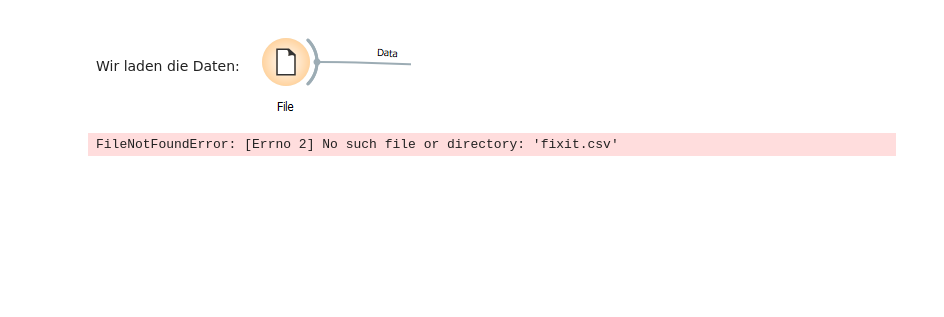
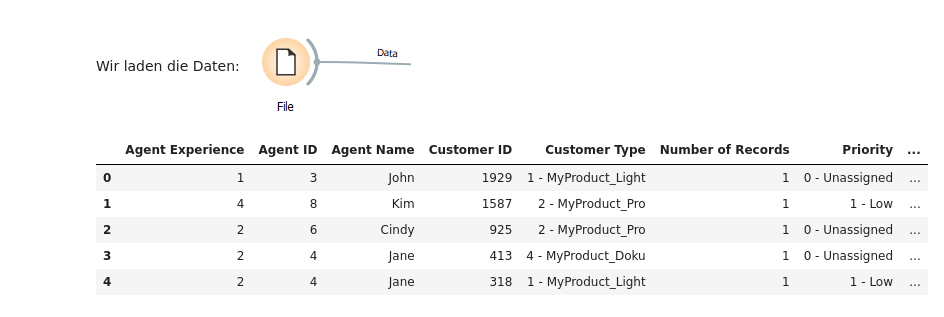
Before and after one commit to fwitschel/ML, a Jupyter notebook: notebooks/FixIt_in_class.ipynb, the cells around one changed output. Saved outputs shown, nothing was run; the diff lists cells and outputs as text; code cells hidden in the pictures; blank space fills up the shorter version.

```diff
--- a/notebooks/FixIt_in_class.ipynb
+++ b/notebooks/FixIt_in_class.ipynb
@@ -32,10 +42,15 @@ from matplotlib import pyplot as plt
 # %% [markdown]
 Wir laden die Daten:![Load-data.png](embedded-picture-1)
 # %%
-fixit = pd.read_csv("fixit.csv")
+fixit = pd.read_csv("/content/ML/data/fixit.csv")
 fixit.head()
 # %% [output]
-FileNotFoundError: [Errno 2] No such file or directory: 'fixit.csv'
+|  | Agent Experience | Agent ID | Agent Name | Customer ID | Customer Type | Number of Records | Priority | ... |
+| 0 | 1 | 3 | John | 1929 | 1 - MyProduct_Light | 1 | 0 - Unassigned | ... |
+| 1 | 4 | 8 | Kim | 1587 | 2 - MyProduct_Pro | 1 | 1 - Low | ... |
+| 2 | 2 | 6 | Cindy | 925 | 2 - MyProduct_Pro | 1 | 0 - Unassigned | ... |
+| 3 | 2 | 4 | Jane | 413 | 4 - MyProduct_Doku | 1 | 0 - Unassigned | ... |
+| 4 | 2 | 4 | Jane | 318 | 1 - MyProduct_Light | 1 | 1 - Low | ... |
 # %%
 feature_cols = ['Agent Experience','Agent Name','Customer Type','Priority','Problem Category','Ticket Type']
 X = fixit[feature_cols]
```
Also changed, not shown: parts of 6 cells of this notebook.
